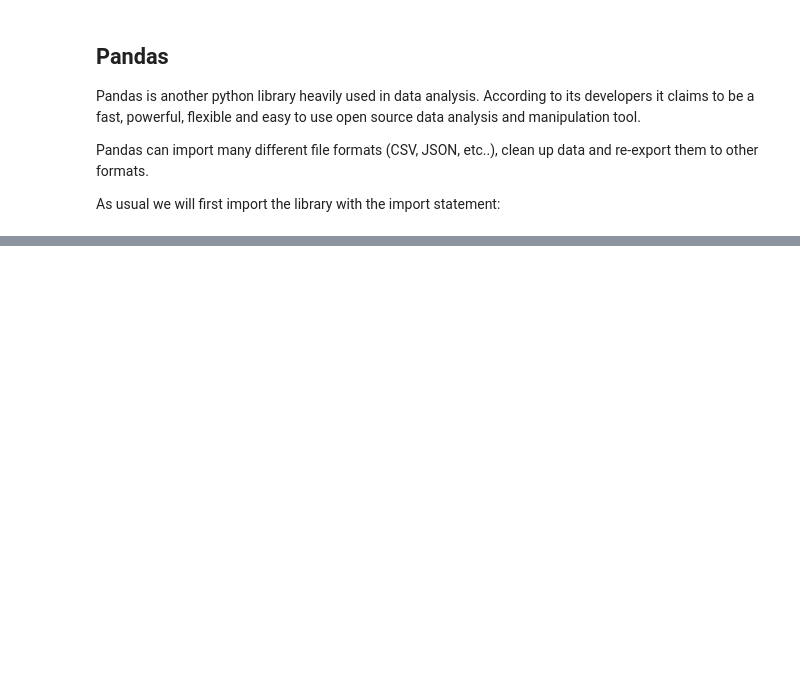
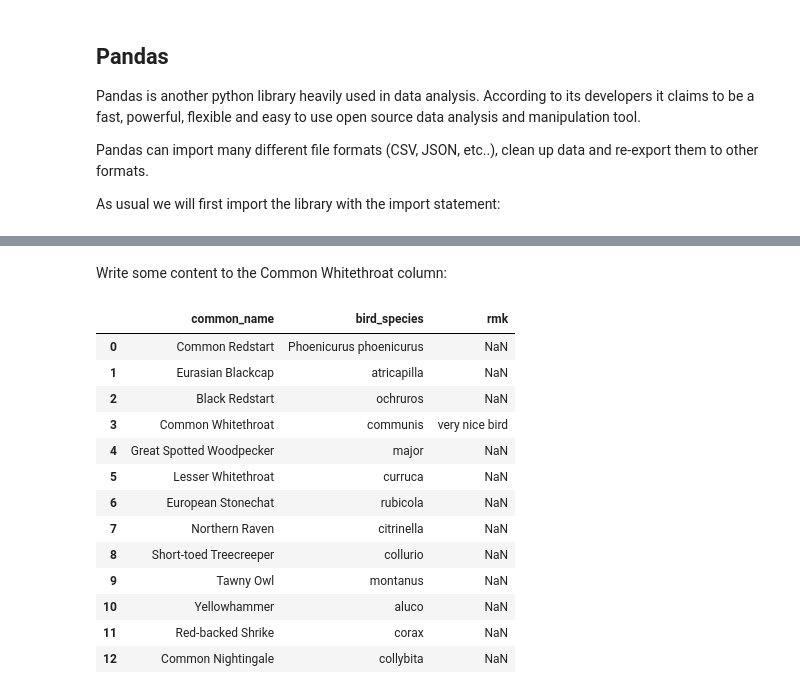
Before and after one commit to fleshgordo/cocreate22, a Jupyter notebook: 002_scraping.ipynb, the cells around one changed output, grey strips where cells are left out. Saved outputs shown, nothing was run; the diff lists cells and outputs as text; code cells hidden in the pictures; blank space fills up the shorter version.

```diff
--- a/002_scraping.ipynb
+++ b/002_scraping.ipynb
@@ -129 +287,22 @@ import pandas as pd
+# %% [markdown]
+Write some content to the Common Whitethroat column:
+# %%
+# in column .common_name select value in list['Common Whitethroat'] and write the remark in "rmk" column of that row
+birds_df.loc[birds_df.common_name.isin(['Common Whitethroat']), "rmk"] = 'very nice bird'
+birds_df
+# %% [output]
+|  | common_name | bird_species | rmk |
+| 0 | Common Redstart | Phoenicurus phoenicurus | NaN |
+| 1 | Eurasian Blackcap | atricapilla | NaN |
+| 2 | Black Redstart | ochruros | NaN |
+| 3 | Common Whitethroat | communis | very nice bird |
+| 4 | Great Spotted Woodpecker | major | NaN |
+| 5 | Lesser Whitethroat | curruca | NaN |
+| 6 | European Stonechat | rubicola | NaN |
+| 7 | Northern Raven | citrinella | NaN |
+| 8 | Short-toed Treecreeper | collurio | NaN |
+| 9 | Tawny Owl | montanus | NaN |
+| 10 | Yellowhammer | aluco | NaN |
+| 11 | Red-backed Shrike | corax | NaN |
+| 12 | Common Nightingale | collybita | NaN |
 # %% [markdown]
```
Also changed, not shown: parts of 33 cells of this notebook.
